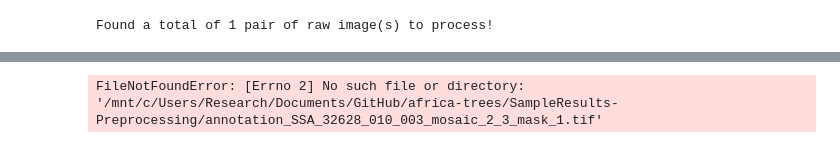
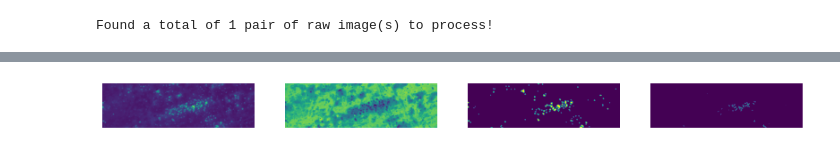
Before and after one commit to thissop/An-unexpectedly-large-count-of-trees-in-the-western-Sahara-and-Sahel, a Jupyter notebook: notebooks/1-Preprocessing.ipynb, the cells around one changed output, grey strips where cells are left out. Drawn from its saved outputs; the diff is of its cells as text; code cells hidden in the pictures.

```diff
--- a/notebooks/1-Preprocessing.ipynb
+++ b/notebooks/1-Preprocessing.ipynb
@@ -330,19 +324,29 @@ Warning: Could not find a raw image correspoinding to {0, 1} areas. Make sure th
 # %%
 # Display extracted image
-sampleImage = '_SSA_32628_010_003_mosaic_2_3_mask_1.tif' #'_0.png'
-fn = os.path.join(config.path_to_write, config.extracted_ndvi_filename + sampleImage )
+sampleImage = 'ndvi_SSA_32628_010_003_mosaic_2_3_mask_1.tif' #'_0.png'
+#fn = os.path.join(config.path_to_write, config.extracted_ndvi_filename + sampleImage).replace('ndvindvi', 'ndvi')
+fn = os.path.join(config.path_to_write, 'ndvi_0.png')
+ndvi_img = Image.open(fn)
 
-ndvi_img = Image.open(fn)
-pan_img = Image.open(fn.replace(config.extracted_ndvi_filename ,config.extracted_pan_filename))
+#pan_path = fn.replace(config.extracted_ndvi_filename ,config.extracted_pan_filename)
+pan_path = fn.replace('ndvi','pan')
+pan_img = Image.open(pan_path)
+
 read_ndvi_img = np.array(ndvi_img)
 read_pan_img = np.array(pan_img)
-annotation_im = Image.open(fn.replace(config.extracted_ndvi_filename ,config.extracted_annotation_filename))
+
+annotation_path = fn.replace('ndvi','annotation')
+#annotation_path = fn.replace(config.extracted_ndvi_filename ,config.extracted_annotation_filename)
+annotation_im = Image.open(annotation_path)
 read_annotation = np.array(annotation_im)
-weight_im = Image.open(fn.replace(config.extracted_ndvi_filename ,config.extracted_boundary_filename))
+
+#weight_path = fn.replace(config.extracted_ndvi_filename ,config.extracted_boundary_filename)
+weight_path = annotation_path.replace('annotation', 'boundary')
+weight_im = Image.open(weight_path)
 read_weight = np.array(weight_im)
-all_images = np.array([read_ndvi_img, read_pan_img, read_annotation, read_weight ])
+all_images = np.array([read_ndvi_img, read_pan_img, read_annotation, read_weight])
 
 display_images(np.expand_dims(np.transpose(all_images, axes=(1,2,0)), axis=0))
 # plt.imshow(read_weight)
 # %% [output]
-FileNotFoundError: [Errno 2] No such file or directory: '/mnt/c/Users/Research/Documents/GitHub/africa-trees/SampleResults-Preprocessing/annotation_SSA_32628_010_003_mosaic_2_3_mask_1.tif'
+[figure, added]
```
Also changed, not shown: parts of 8 cells of this notebook, 29 other files.
